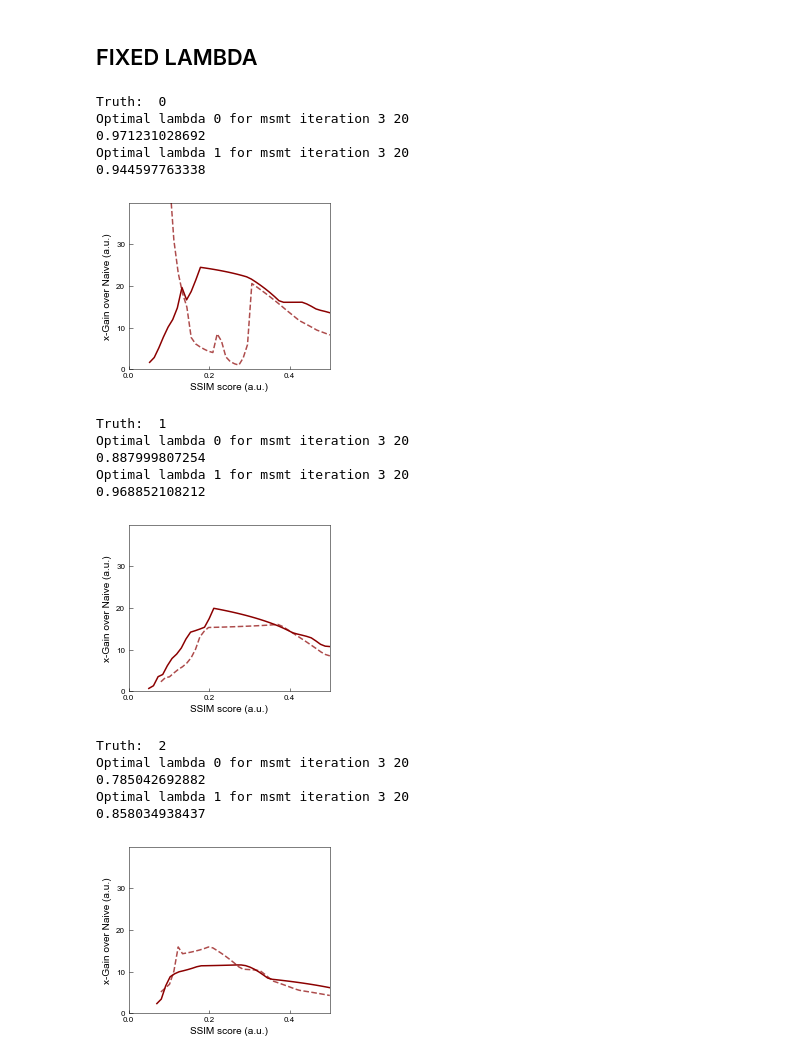
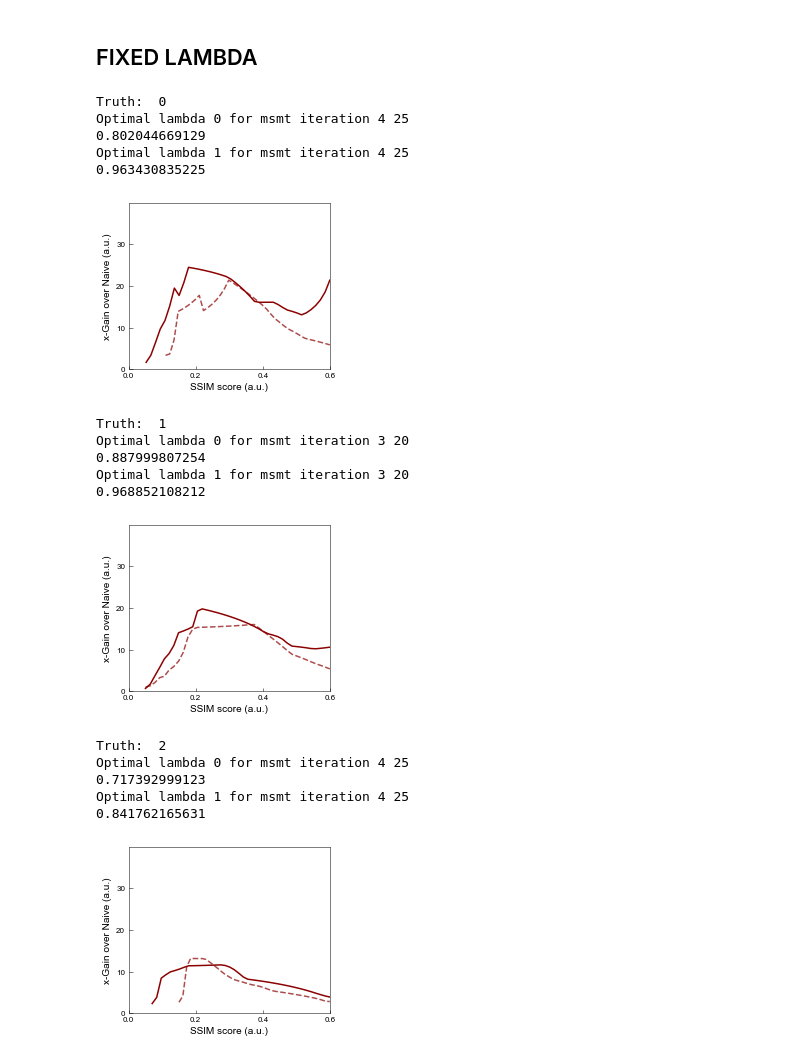
Before and after one commit to qcl-sydney/nmqa, a Jupyter notebook: paperdata/Risk_Matrix_Generator_Plots_datav3.ipynb, the cells around one changed output. Drawn from its saved outputs; the diff is of its cells as text; code cells hidden in the pictures.

```diff
--- a/paperdata/Risk_Matrix_Generator_Plots_datav3.ipynb
+++ b/paperdata/Risk_Matrix_Generator_Plots_datav3.ipynb
@@ -230,7 +255,7 @@ from scipy.interpolate import UnivariateSpline
 algolabel = ['qslam', 'naive']
 ssim_c = ['indigo', 'firebrick']
 min_sims = [0.052, 0.05, 0.07]
-maxssim = 0.5
+maxssim = 0.6
 start_iter=0
 
 
@@ -292,17 +317,18 @@ for idx_truth in range(max_cases):
 '''Add the fully optimised inverse curves '''
 
 
-opt_lambda_at_iteration = 3
+fix_lambda_at_iteration = [4, 3, 4]
 algolabel = ['qslam', 'naive']
 ssim_c = ['indigo', 'firebrick']
-min_sims = [0.08, 0.08, 0.08]
-maxssim = 0.5
+min_sims = [0.11, 0.05, 0.15]
+maxssim = 0.6
 start_iter=0
 
 gslayout = gs(1, 1, top = 0.99, bottom =0.15, left = 0.125, right = 0.95, wspace = 0.01, hspace = 0.01)
 
 for idx_truth in range(max_cases):
 
+    opt_lambda_at_iteration = fix_lambda_at_iteration[idx_truth]
     pick_lambda_idx = optimal_cases[idx_truth, opt_lambda_at_iteration, 0]
 
     print "Truth: ", idx_truth
@@ -354,51 +380,51 @@ for idx_truth in range(max_cases):
 
     # ---PLOT INVERSE FIGURE -----------------------------------------------------------------------------
 
     fig = plt.figure(figsize=(cm2inch(8.6),cm2inch(7)))
     ax = fig.add_subplot(gslayout[0,0])
 
     # ---- Add optimised curve here ---
 
     ax.plot(optimal_inverse_curves_list[idx_truth][0], 1./ optimal_inverse_curves_list[idx_truth][1],
            '-', ms=1.5, lw=1.5, alpha=1,c='darkred', label=r'$\lambda_{1,2}$ Optimal')
 
     # ---- Add a fixed lambda curve here ---
 
     ax.plot(ssim_vals, 1./ ratio_extrapolated,
             '--', ms=1.5, lw=1.5, alpha=0.7, c='darkred',
             label=r'$\lambda_{1,3}$ at $%s$ iters' %(msmts[opt_lambda_at_iteration]))
 
 
     ax.set_xlim([0.0, maxssim])
-    ax.set_xticks(np.arange(0, maxssim, 0.2))
+    ax.set_xticks(np.arange(0, maxssim + 0.1 , 0.2))
     ax.set_yticks(np.arange(0, 40, 10))
     ax.set_ylim([0, 40])
 
     ax.set_xlabel('SSIM score (a.u.)')
     ax.set_ylabel('x-Gain over Naive (a.u.)')
 #    ax.legend(loc=2, fontsize=8, frameon=False)
 
     plt.savefig('../paperfigs/'+metrictypename+str(idx_truth)+'_inv_v3.svg', format='svg', dpi=800)
     plt.show()
 # %% [output]
 Truth:  0
-Optimal lambda 0 for msmt iteration 3 20
-0.971231028692
-Optimal lambda 1 for msmt iteration 3 20
-0.944597763338
+Optimal lambda 0 for msmt iteration 4 25
+0.802044669129
+Optimal lambda 1 for msmt iteration 4 25
+0.963430835225
-[figure, old version]
+[figure, new version]
 Truth:  1
 Optimal lambda 0 for msmt iteration 3 20
 0.887999807254
 Optimal lambda 1 for msmt iteration 3 20
 0.968852108212
-[figure, old version]
+[figure, new version]
 Truth:  2
-Optimal lambda 0 for msmt iteration 3 20
-0.785042692882
-Optimal lambda 1 for msmt iteration 3 20
-0.858034938437
+Optimal lambda 0 for msmt iteration 4 25
+0.717392999123
+Optimal lambda 1 for msmt iteration 4 25
+0.841762165631
-[figure, old version]
+[figure, new version]
 # %%
 optimal_matrix, naive_matrix, optimal_cases = extract_optimal_cases(max_cases, max_msmt_var,
                                                                     max_lambda_var=max_lambda_var_,
```
Also changed, not shown: parts of 3 cells of this notebook, 5 other files.
